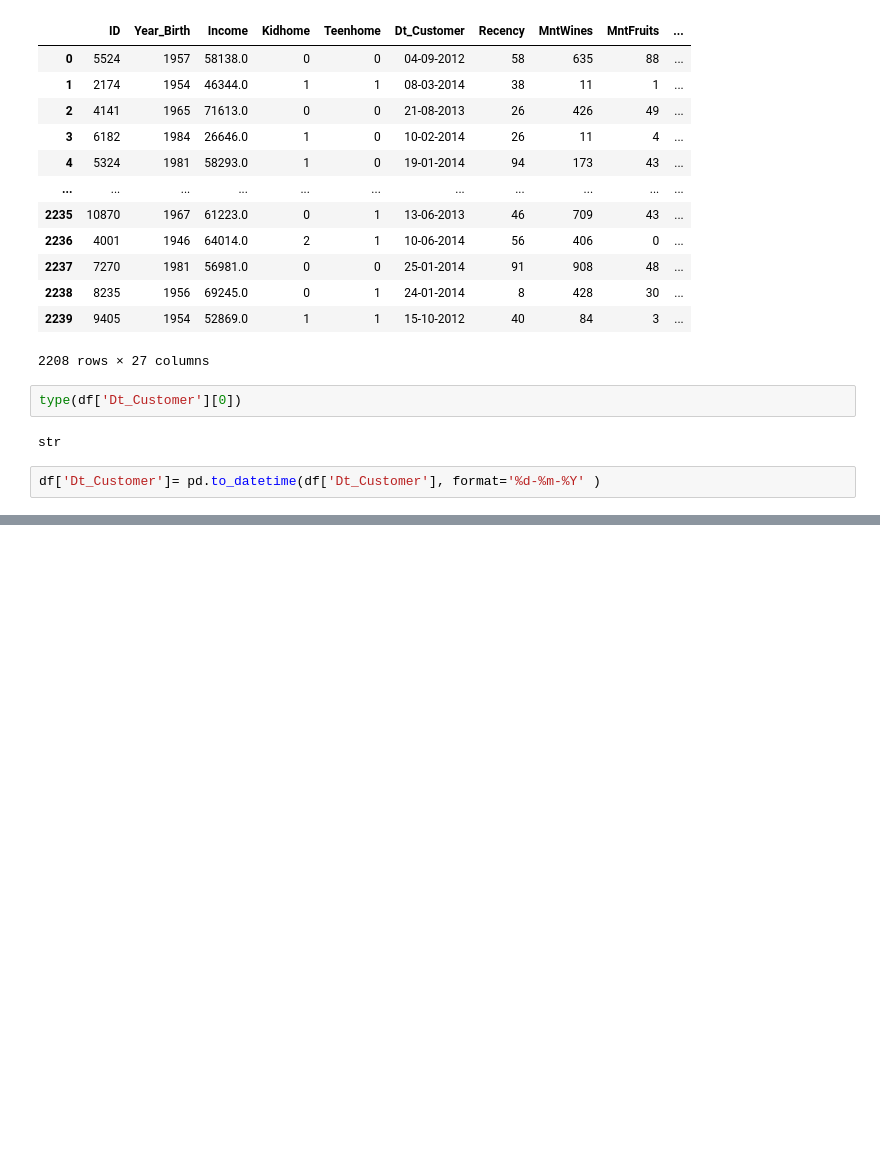
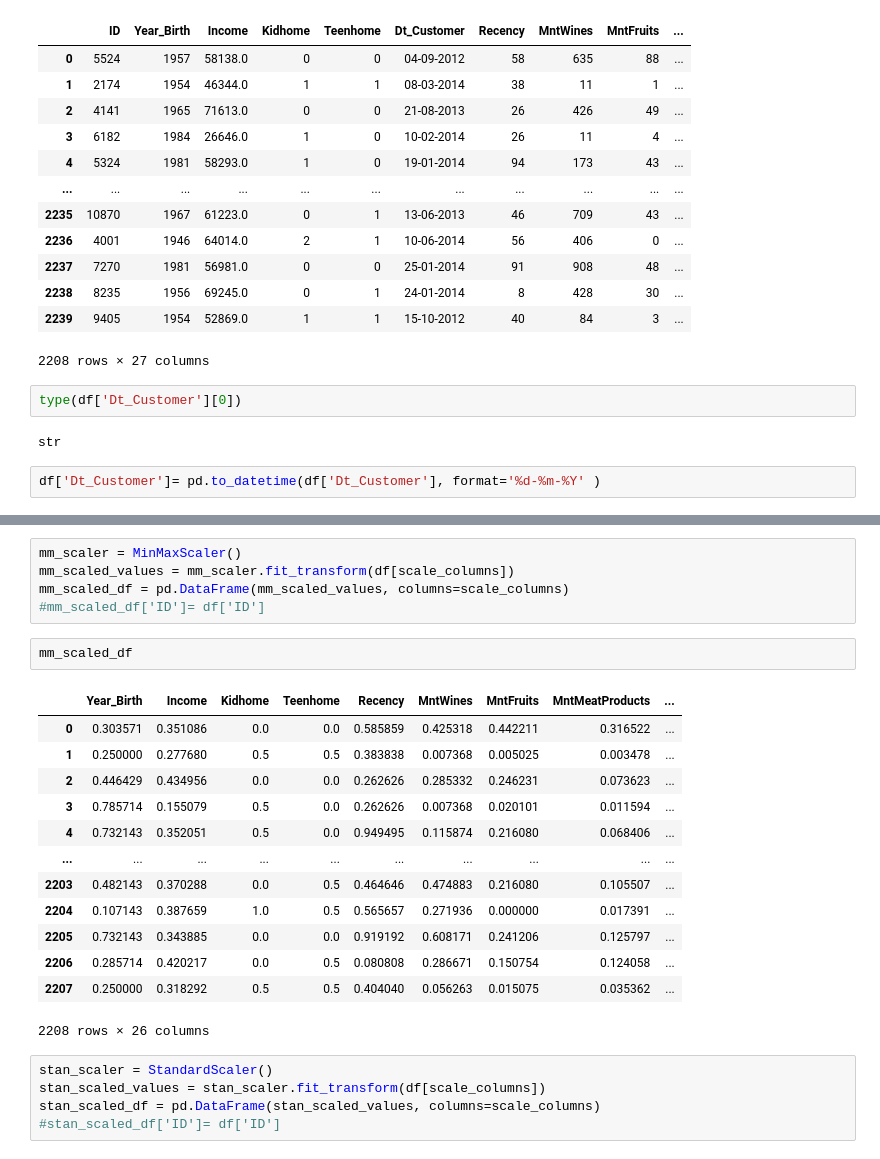
Before and after one commit to Swalke20/DLS_Project, a Jupyter notebook: 4. Customer Segmentation Project/Customer_segmentation_project.ipynb, the cells around one changed output, grey strips where cells are left out. Cells and saved outputs as stored; diff of their text form; blank space fills up the shorter version.

```diff
--- a/4. Customer Segmentation Project/Customer_segmentation_project.ipynb
+++ b/4. Customer Segmentation Project/Customer_segmentation_project.ipynb
@@ -378,0 +436,26 @@ memory usage: 530.3 KB
+# %%
+mm_scaler = MinMaxScaler()
+mm_scaled_values = mm_scaler.fit_transform(df[scale_columns])
+mm_scaled_df = pd.DataFrame(mm_scaled_values, columns=scale_columns)
+#mm_scaled_df['ID']= df['ID']
+# %%
+mm_scaled_df
+# %% [output]
+|  | Year_Birth | Income | Kidhome | Teenhome | Recency | MntWines | MntFruits | MntMeatProducts | ... |
+| 0 | 0.303571 | 0.351086 | 0.0 | 0.0 | 0.585859 | 0.425318 | 0.442211 | 0.316522 | ... |
+| 1 | 0.250000 | 0.277680 | 0.5 | 0.5 | 0.383838 | 0.007368 | 0.005025 | 0.003478 | ... |
+| 2 | 0.446429 | 0.434956 | 0.0 | 0.0 | 0.262626 | 0.285332 | 0.246231 | 0.073623 | ... |
+| 3 | 0.785714 | 0.155079 | 0.5 | 0.0 | 0.262626 | 0.007368 | 0.020101 | 0.011594 | ... |
+| 4 | 0.732143 | 0.352051 | 0.5 | 0.0 | 0.949495 | 0.115874 | 0.216080 | 0.068406 | ... |
+| ... | ... | ... | ... | ... | ... | ... | ... | ... | ... |
+| 2203 | 0.482143 | 0.370288 | 0.0 | 0.5 | 0.464646 | 0.474883 | 0.216080 | 0.105507 | ... |
+| 2204 | 0.107143 | 0.387659 | 1.0 | 0.5 | 0.565657 | 0.271936 | 0.000000 | 0.017391 | ... |
+| 2205 | 0.732143 | 0.343885 | 0.0 | 0.0 | 0.919192 | 0.608171 | 0.241206 | 0.125797 | ... |
+| 2206 | 0.285714 | 0.420217 | 0.0 | 0.5 | 0.080808 | 0.286671 | 0.150754 | 0.124058 | ... |
+| 2207 | 0.250000 | 0.318292 | 0.5 | 0.5 | 0.404040 | 0.056263 | 0.015075 | 0.035362 | ... |
+2208 rows × 26 columns
+# %%
+stan_scaler = StandardScaler()
+stan_scaled_values = stan_scaler.fit_transform(df[scale_columns])
+stan_scaled_df = pd.DataFrame(stan_scaled_values, columns=scale_columns)
+#stan_scaled_df['ID']= df['ID']
```
Also changed, not shown: parts of 18 cells of this notebook.
